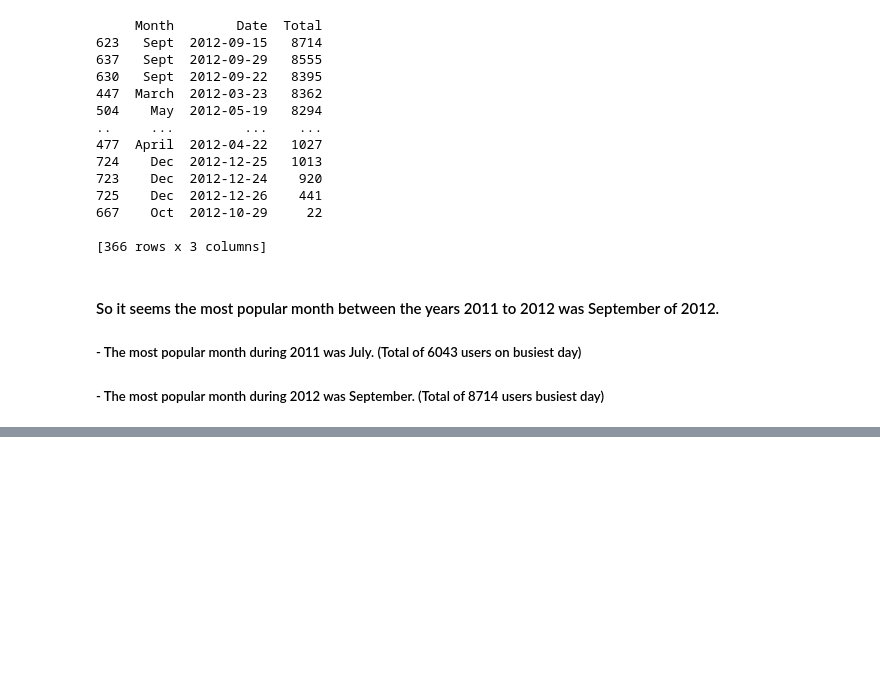
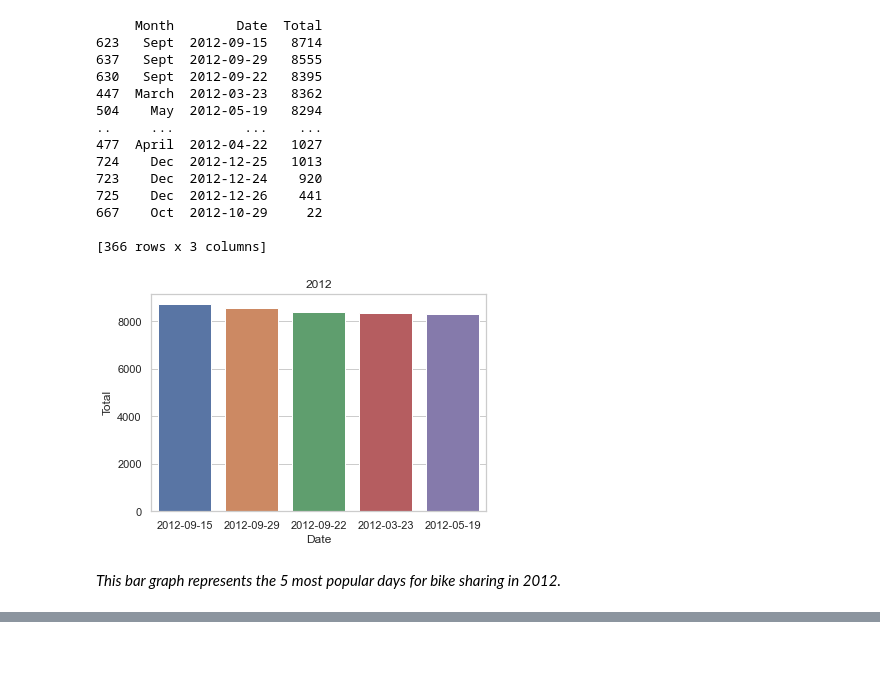
Before and after one commit to data301-2020-winter1/course-project-group_6021, a Jupyter notebook: analysis/Milestone2.ipynb, the cells around one changed output, grey strips where cells are left out. Drawn from its saved outputs; the diff is of its cells as text; code cells hidden in the pictures; blank space fills up the shorter version.

```diff
--- a/analysis/Milestone2.ipynb
+++ b/analysis/Milestone2.ipynb
@@ -61,8 +72,14 @@ print(Q12)
 667    Oct  2012-10-29     22
 
 [366 rows x 3 columns]
-# %% [markdown]
-#### So it seems the most popular month between the years 2011 to 2012 was September of 2012.
-
-##### - The most popular month during 2011 was July. (Total of 6043 users on busiest day)
-##### - The most popular month during 2012 was September. (Total of 8714 users busiest day)
+# %%
+
+Q12Bar = Q12.head()
+Q12Bar
+
+sns.set_theme(style="whitegrid")
+ax = sns.barplot(x="Date", y="Total", data=Q12Bar).set_title('2012')
+# %% [output]
+[figure, added]
+# %% [markdown]
+*This bar graph represents the 5 most popular days for bike sharing in 2012.*
```
Also changed, not shown: parts of 14 cells of this notebook.
